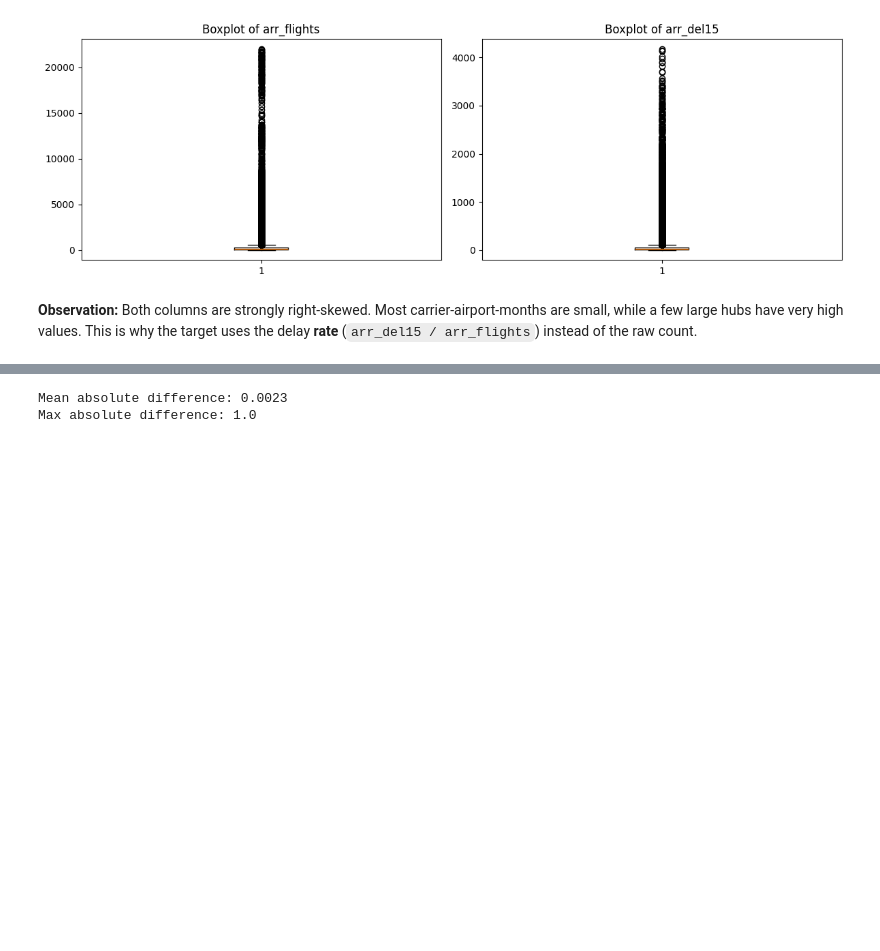
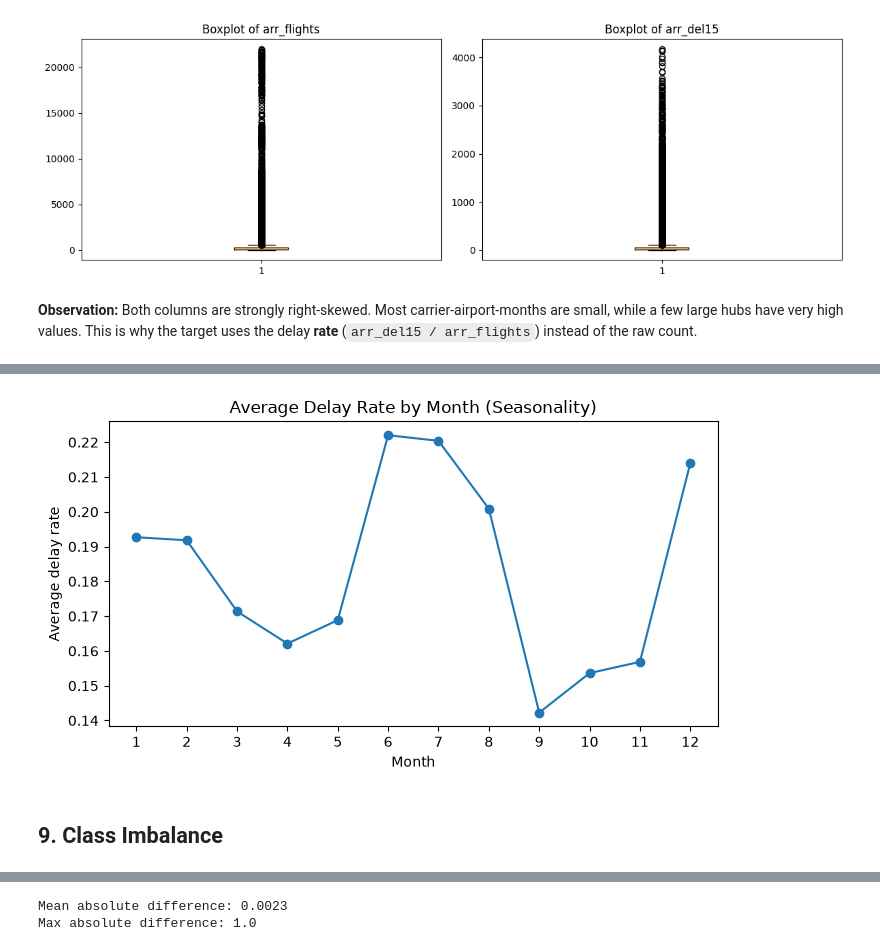
Before and after one commit to chanakaekanayaka/FDM_Airline_Delay_Project, a Jupyter notebook: Stage_3_EDA.ipynb, the cells around one changed output, grey strips where cells are left out. Saved outputs shown, nothing was run; the diff lists cells and outputs as text; code cells hidden in the pictures; blank space fills up the shorter version.

```diff
--- a/Stage_3_EDA.ipynb
+++ b/Stage_3_EDA.ipynb
@@ -135,0 +250,16 @@ plt.show()
+# %%
+# Seasonality: average delay rate by month
+month_rate = eda.groupby("month")["delay_rate"].mean()
+
+fig, ax = plt.subplots(figsize=(7, 4))
+ax.plot(month_rate.index, month_rate.values, marker="o")
+ax.set_title("Average Delay Rate by Month (Seasonality)")
+ax.set_xlabel("Month")
+ax.set_ylabel("Average delay rate")
+ax.set_xticks(range(1, 13))
+plt.tight_layout()
+plt.show()
+# %% [output]
+[figure, added]
+# %% [markdown]
+## 9. Class Imbalance
```
Also changed, not shown: parts of 16 cells of this notebook.
